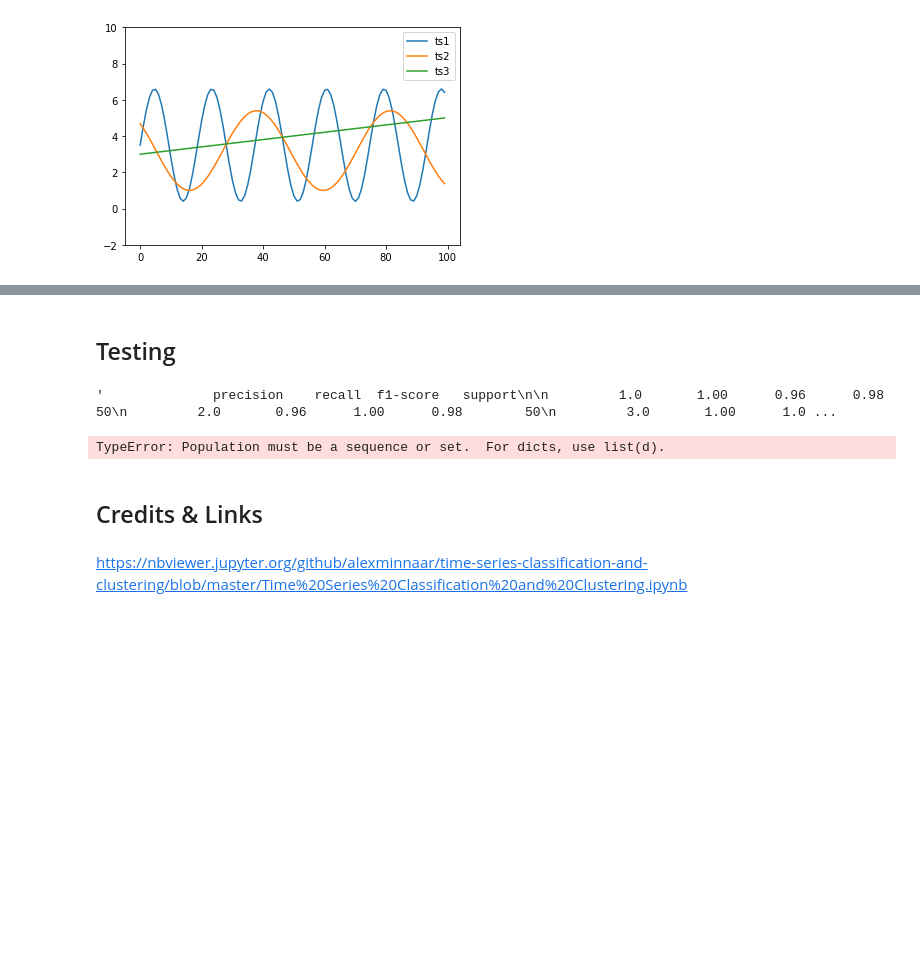
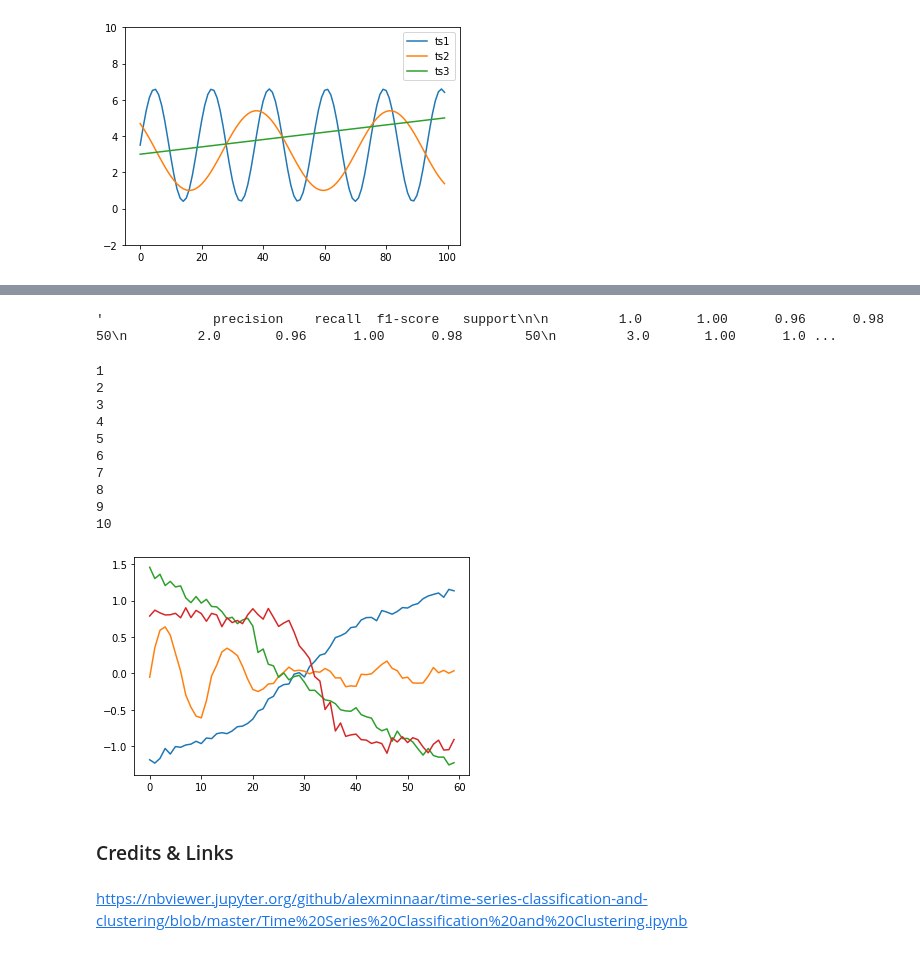
Before and after one commit to miltonluaces/time_series, a Jupyter notebook: clustering/ts_clustering.ipynb, the cells around one changed output, grey strips where cells are left out. Saved outputs shown, nothing was run; the diff lists cells and outputs as text; code cells hidden in the pictures; blank space fills up the shorter version.

```diff
--- a/clustering/ts_clustering.ipynb
+++ b/clustering/ts_clustering.ipynb
@@ -119,36 +39,3 @@ def knn(train,test,w):
-# %%
-def k_means_clust(data, num_clust, num_iter, w=5):
-    centroids=random.sample(data,num_clust)
-    counter=0
-    for n in range(num_iter):
-        counter+=1
-        print(counter)
-        assignments={}
-        #assign data points to clusters
-        for ind,i in enumerate(data):
-            min_dist=float('inf')
-            closest_clust=None
-            for c_ind,j in enumerate(centroids):
-                if lbkeogh_dist(i,j,5)<min_dist:
-                    cur_dist=DTWDistance(i,j,w)
-                    if cur_dist<min_dist:
-                        min_dist=cur_dist
-                        closest_clust=c_ind
-            if closest_clust in assignments:
-                assignments[closest_clust].append(ind)
-            else:
-                assignments[closest_clust]=[]
-
-        #recalculate centroids of clusters
-        for key in assignments:
-            clust_sum=0
-            for k in assignments[key]:
-                clust_sum=clust_sum+data[k]
-            centroids[key]=[m/len(assignments[key]) for m in clust_sum]
-
-    return centroids
-# %% [markdown]
-## Testing
 # %%
 ts_train = np.genfromtxt('D:/data/csv/ts_train.csv', delimiter='\t')
 ts_test = np.genfromtxt('D:/data/csv/ts_test.csv', delimiter='\t')
@@ -159,15 +46,25 @@ knn(ts_train,ts_test,4)
 # %%
 data=np.vstack((ts_train[:,:-1],ts_test[:,:-1]))
 
-centroids = k_means_clust(data=data, num_clust=4, num_iter=10 , w=4)
+centroids = k_means_clust(data=list(data), num_clust=4, num_iter=10 , w=4)
 
-#for i in centroids:
-#    plt.plot(i)
+for i in centroids:
+    plt.plot(i)
 
-#plt.show()
+plt.show()
 # %% [output]
-TypeError: Population must be a sequence or set.  For dicts, use list(d).
+1
+2
+3
+4
+5
+6
+7
+8
+9
+10
+[figure, added]
 # %% [markdown]
-## Credits & Links
+### Credits & Links
 # %% [markdown]
 https://nbviewer.jupyter.org/github/alexminnaar/time-series-classification-and-clustering/blob/master/Time%20Series%20Classification%20and%20Clustering.ipynb
```
Also changed, not shown: parts of 14 cells of this notebook, 25 other files.
